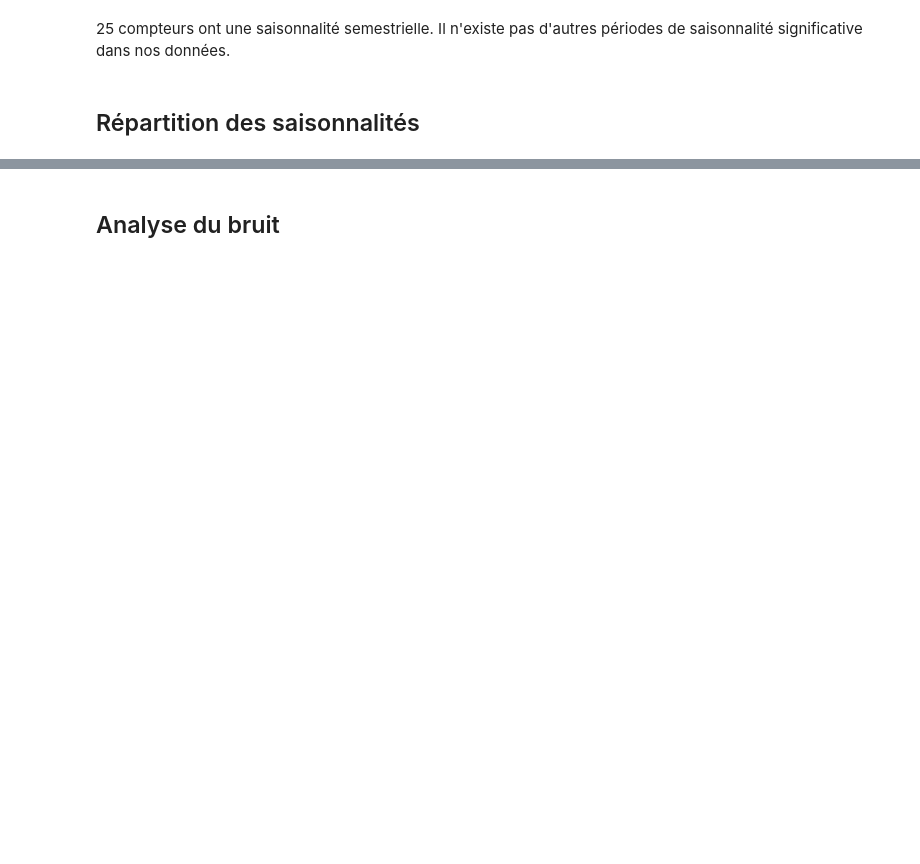
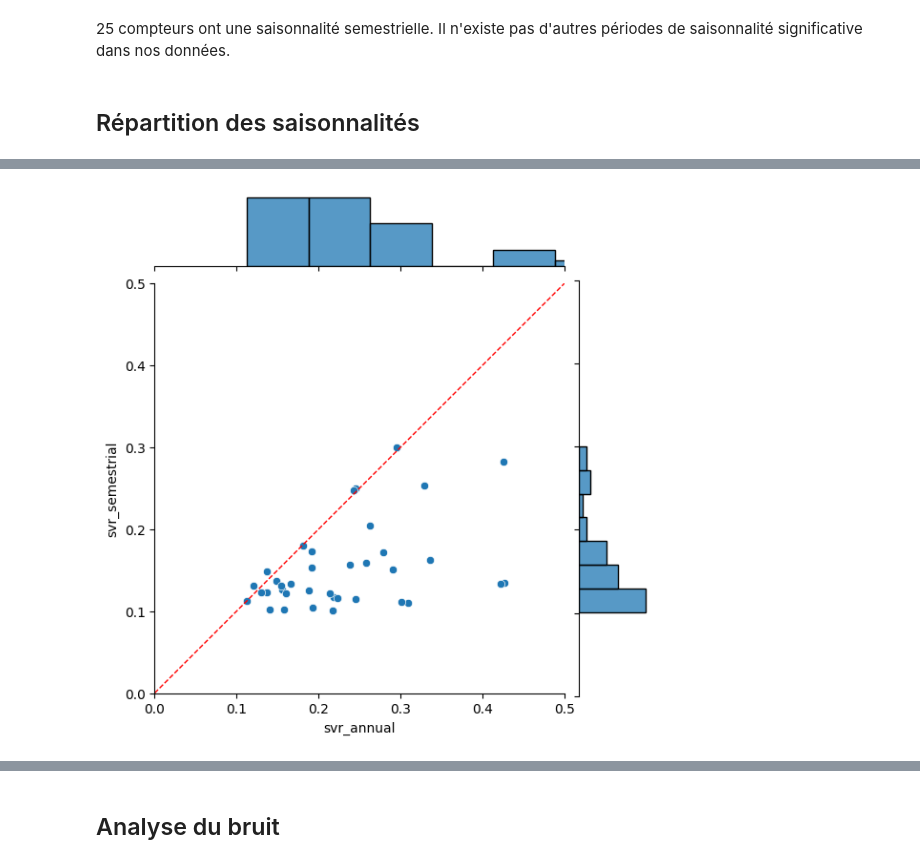
Before and after one commit to montagneForEver/ML_consommation_eau, a Jupyter notebook: exploration_finale.ipynb, the cells around one changed output, grey strips where cells are left out. Saved outputs shown, nothing was run; the diff lists cells and outputs as text; code cells hidden in the pictures; blank space fills up the shorter version.

```diff
--- a/exploration_finale.ipynb
+++ b/exploration_finale.ipynb
@@ -654,0 +658,12 @@ plt.show()
+# %%
+mask=(svr_series['annual_bin']==True) & (svr_series['semestrial_bin']==True)
+g=sns.jointplot(data=svr_series[mask],x='svr_annual', y='svr_semestrial')
+
+g.ax_joint.set_xlim(0, 0.5)
+g.ax_joint.set_ylim(0, 0.5)
+g.ax_joint.plot([0, 0.5], [0, 0.5], 'r--', lw=1)
+
+# ratio 1:1
+g.ax_joint.set_aspect('equal', adjustable='box')
+# %% [output]
+[figure, added]
```
Also changed, not shown: parts of 25 cells of this notebook.
